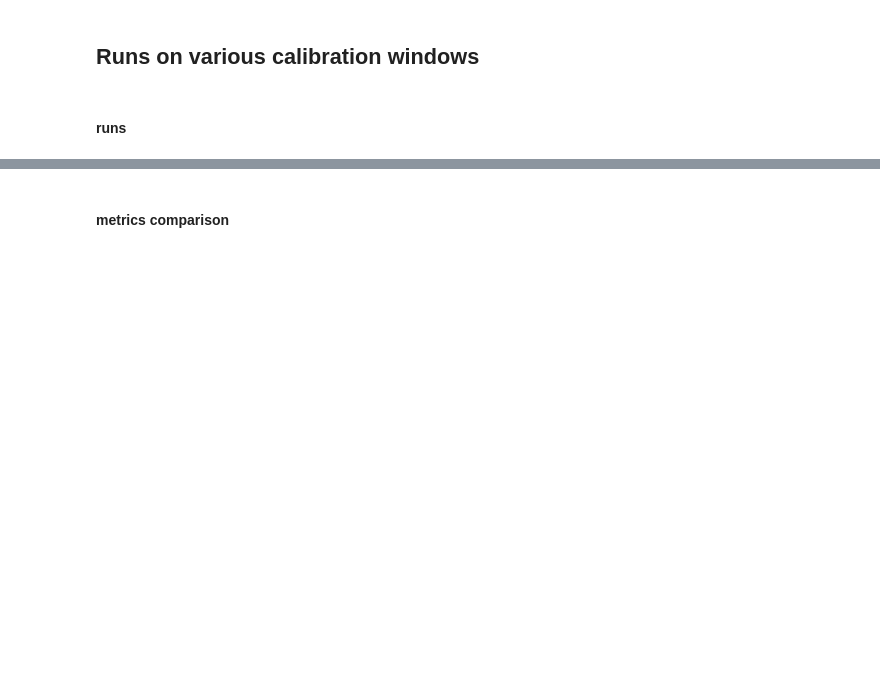
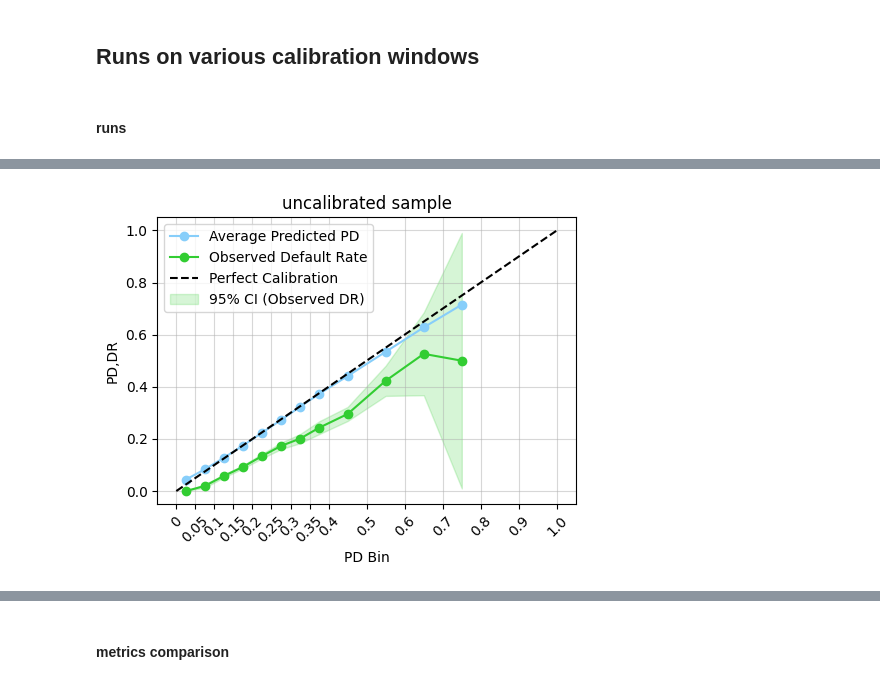
Before and after one commit to kostis2019/CREDIT-RISK-FRAMEWORK, a Jupyter notebook: notebooks/04_analysis_calibration.ipynb, the cells around one changed output, grey strips where cells are left out. Saved outputs shown, nothing was run; the diff lists cells and outputs as text; code cells hidden in the pictures; blank space fills up the shorter version.

```diff
--- a/notebooks/04_analysis_calibration.ipynb
+++ b/notebooks/04_analysis_calibration.ipynb
@@ -125,94 +121,22 @@ Default rate : 0.1149
 #    2019-2020 Intercept shift (delta): -0.38330530029264454
 #    2016-2020 Intercept shift (delta): -0.21698419702798066
 
-###### setup runs
-runs = {
-    "2020_2020": {
-        "X": X_test_2020_2020,
-        "y": y_test_2020_2020,
+## setup calibration windows
+windows = {
+    "calibrated on 1yrs": {
+        "X": X_2020_2020,
+        "y": y_2020_2020,
     },
-    "2019_2020": {
-        "X": X_test_2019_2020,
-        "y": y_test_2019_2020,
+    "calibrated on 2yrs": {
+        "X": X_2019_2020,
+        "y": y_2019_2020,
     },
-    "2016_2020": {
-        "X": X_test_2016_2020,
-        "y": y_test_2016_2020,
+    "calibrated on 5yrs": {
+        "X": X_2016_2020,
+        "y": y_2016_2020,
     },
 }
-results = {}
 
-for name, run_data in runs.items():
-
-    print("=" * 70)
-    print(f"Run name: {name}")
-    print("=" * 70)
-
-    ###################################################
-    # calibration training sample
-    ###################################################
-
-    predictions_cal   = apply_pipe(run_data["X"], pipeline_no_cali)
-    y_pred_cal, delta = intercept_recalibration(run_data["y"], predictions_cal["PD"])
-    print(f"Intercept shift (delta): {delta:.6f}")
-
-    ###################################################
-    # sample to apply (before calibration)
-    ###################################################
-
-    print("\n***** BEFORE CALIBRATION *****")
-
-    predictions_oot = apply_pipe(X_toot, pipeline_no_cali)
-
-    my_calibration(y_toot, predictions_oot["PD"])
-
-    metrics_before = my_metrics(
-        y_true=y_toot,
-        pd_pred=predictions_oot["PD"],
-        exposure=predictions_oot["Amount"],
-        el=predictions_oot["EL"],
-        dataset_name=f"OOT ({name})",
-    )
-
-    ###################################################
-    # train calibration
-    ###################################################
-
-    calibrator = PDCalibrator(method="shift", shift=delta)
-    calibrator.fit(predictions_cal, run_data["y"])
-
-    ###################################################
-    # calibrate sample
-    ###################################################
-
-    predictions_oot = calibrator.transform(predictions_oot)
-    predictions_oot["EL"] = (predictions_oot["PD"] * predictions_oot["Amount"] * predictions_oot["LossGivenDefault"])
-
-    ###################################################
-    # sample to apply (after calibration)
-    ###################################################
-
-    print("\n***** AFTER CALIBRATION *****")
-
-    my_calibration(y_toot, predictions_oot["PD"])
-
-    metrics_after = my_metrics(
-        y_true=y_toot,
-        pd_pred=predictions_oot["PD"],
-        exposure=predictions_oot["Amount"],
-        el=predictions_oot["EL"],
-        dataset_name=f"OOT ({name})",
-    )
-
-    ###################################################
-    # save
-    ###################################################
-
-    results[name] = {
-        "delta": delta,
-        "predictions": predictions_oot.copy(),
-        "metrics_before": metrics_before,
-        "metrics_after": metrics_after,
-    }
+results = compare_calibration_windows(X_oot, y_oot, windows, pipeline_no_cali)
 # %% [output]
 ======================================================================
@@ -248,2 +159,3 @@ UseOfLoan: replacing 30,266 values of -1 with NaN
+[figure, added]
 ----------------------------------------
 ----------------------------------------
```
Also changed, not shown: parts of 5 cells of this notebook, 5 other files.
